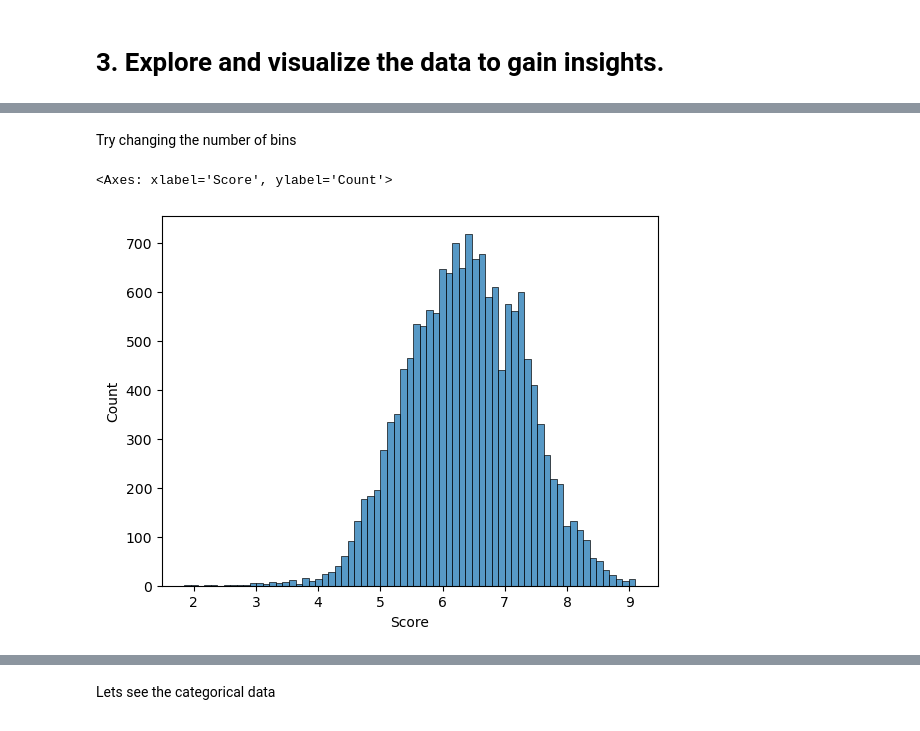
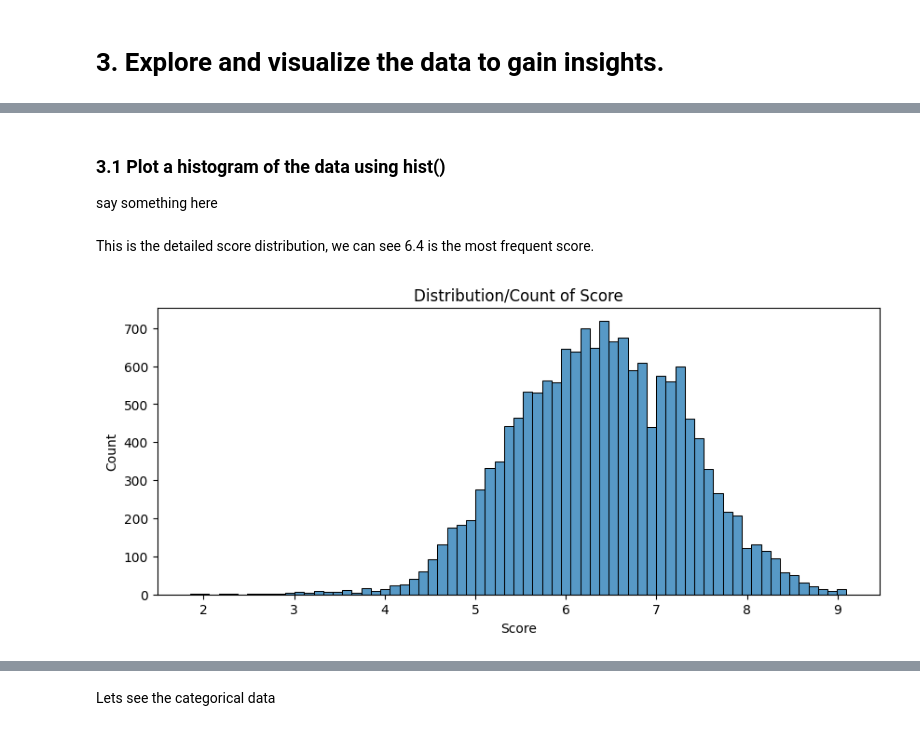
Before and after one commit to Threegoldsqwq/Machine_Learning_Anime_Recommendation, a Jupyter notebook: Animes_Analysis.ipynb, the cells around one changed output, grey strips where cells are left out. Drawn from its saved outputs; the diff is of its cells as text; code cells hidden in the pictures.

```diff
--- a/Animes_Analysis.ipynb
+++ b/Animes_Analysis.ipynb
@@ -318,7 +287,16 @@ plt.show()
-# %% [markdown]
-Try changing the number of bins
-# %%
-sns.histplot(animes['Score'])
-# %% [output]
-<Axes: xlabel='Score', ylabel='Count'>
-[figure, removed]
+# %% [markdown]
+### 3.1 Plot a histogram of the data using hist()
+
+say something here
+# %% [markdown]
+This is the detailed score distribution, we can see 6.4 is the most frequent score.
+# %%
+# visualize the count of score
+plt.figure(figsize=(10, 4))
+# using a histplot
+sns.histplot(animes['Score'])
+# title
+plt.title("Distribution/Count of Score")
+plt.show()
+# %% [output]
+[figure, added]
```
Also changed, not shown: parts of 20 cells of this notebook.
